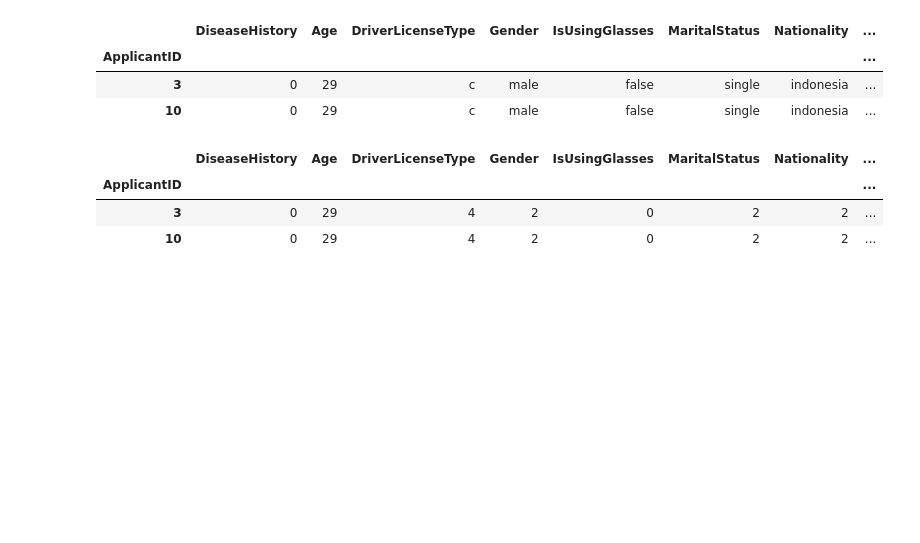
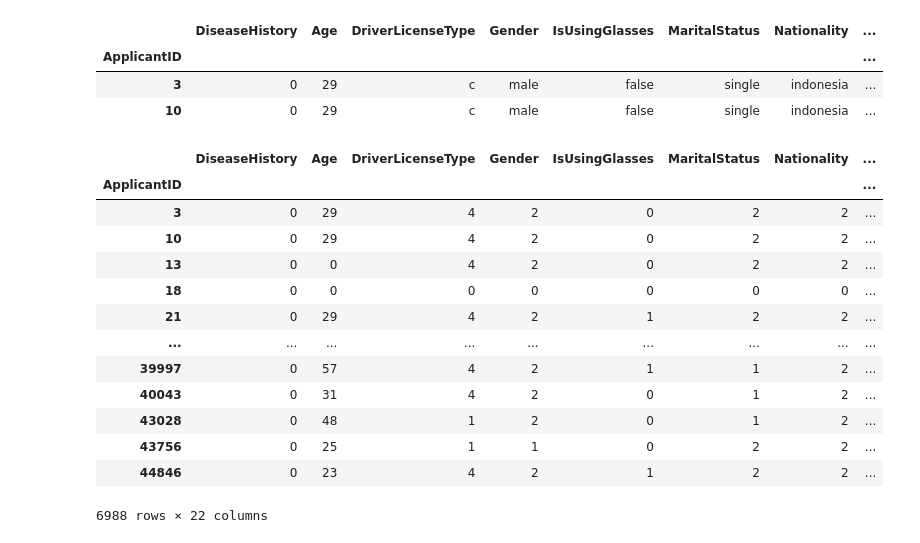
Before and after one commit to fn-hide/eris_job, a Jupyter notebook: recommender.ipynb, the cells around one changed output. Cells and saved outputs as stored; diff of their text form; code cells hidden in the pictures; blank space fills up the shorter version.

```diff
--- a/recommender.ipynb
+++ b/recommender.ipynb
@@ -81,9 +81,19 @@ txt = ['DiseaseHistory', 'Strengthness', 'Weaknesses', 'Industry', 'CompanyName'
 for col in cat:
     df_merged[col] = df_merged[col].astype('category').cat.codes
 # %%
-df_merged.head(2)
+df_merged
 # %% [output]
 |  | DiseaseHistory | Age | DriverLicenseType | Gender | IsUsingGlasses | MaritalStatus | Nationality | ... |
 | ApplicantID |  |  |  |  |  |  |  | ... |
 | 3 | 0 | 29 | 4 | 2 | 0 | 2 | 2 | ... |
 | 10 | 0 | 29 | 4 | 2 | 0 | 2 | 2 | ... |
+| 13 | 0 | 0 | 4 | 2 | 0 | 2 | 2 | ... |
+| 18 | 0 | 0 | 0 | 0 | 0 | 0 | 0 | ... |
+| 21 | 0 | 29 | 4 | 2 | 1 | 2 | 2 | ... |
+| ... | ... | ... | ... | ... | ... | ... | ... | ... |
+| 39997 | 0 | 57 | 4 | 2 | 1 | 1 | 2 | ... |
+| 40043 | 0 | 31 | 4 | 2 | 0 | 1 | 2 | ... |
+| 43028 | 0 | 48 | 1 | 2 | 0 | 1 | 2 | ... |
+| 43756 | 0 | 25 | 1 | 1 | 0 | 2 | 2 | ... |
+| 44846 | 0 | 23 | 4 | 2 | 1 | 2 | 2 | ... |
+6988 rows × 22 columns
```
Also changed, not shown: parts of 13 cells of this notebook.
